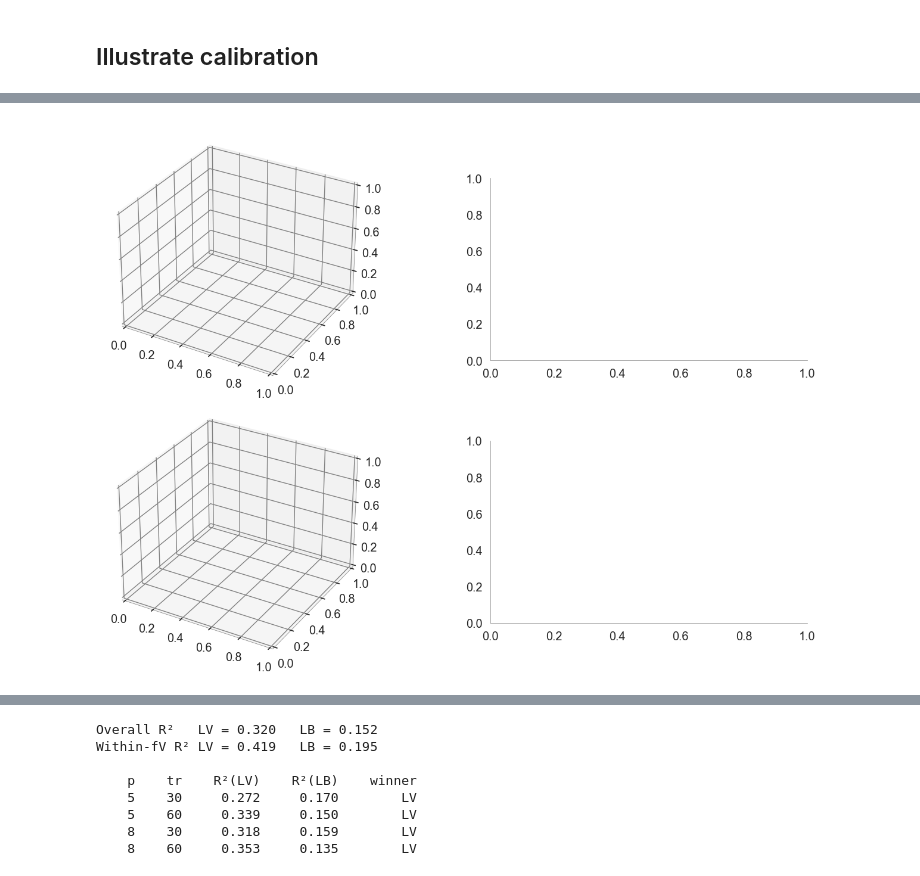
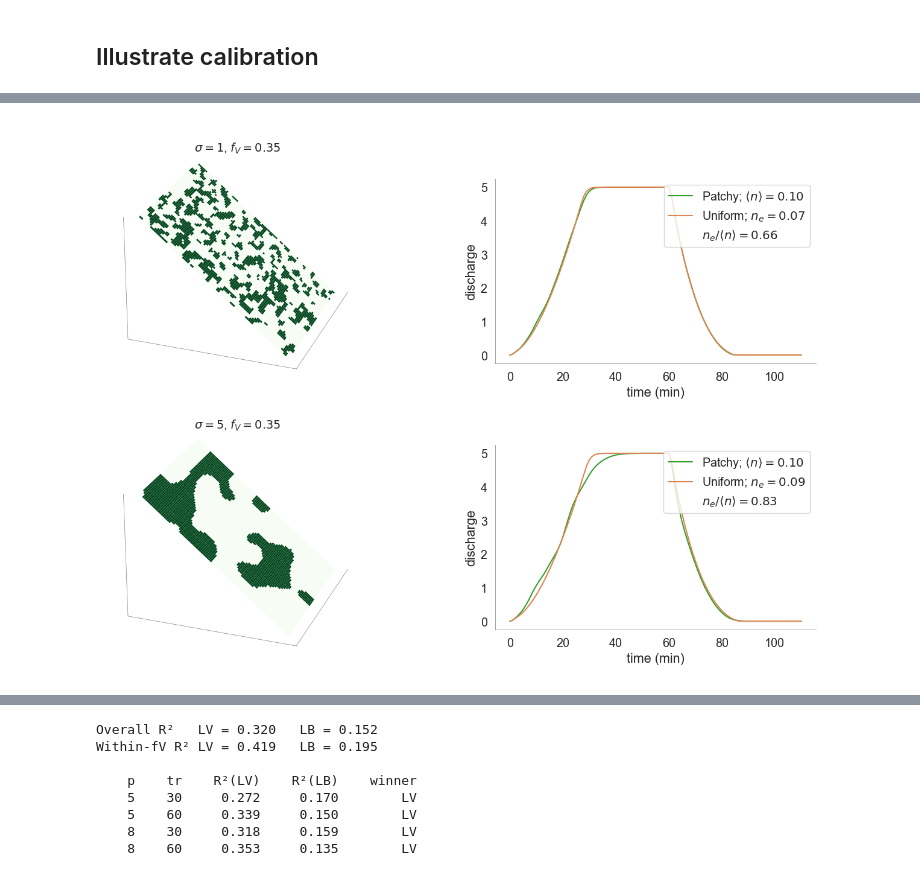
Before and after one commit to octavia-crompton/roughness-scale, a Jupyter notebook: notebooks/2. roughness_scale-pattern.ipynb, the cells around one changed output, grey strips where cells are left out. Saved outputs shown, nothing was run; the diff lists cells and outputs as text; code cells hidden in the pictures.

```diff
--- a/notebooks/2. roughness_scale-pattern.ipynb
+++ b/notebooks/2. roughness_scale-pattern.ipynb
@@ -144,11 +144,11 @@ fig, ax = plt.subplots(1, figsize = (10,4))
 
 from matplotlib.lines import Line2D
 
-subset = summary.query("hydro_err < 0.05 and p == 8 and tr == 60 and l == 500 and fV > 0.45 and effect_ratio < 0.65 ")
+subset = summary.query("hydro_err < 0.05 and p == 8 and tr == 60  and fV > 0.45 and effect_ratio < 0.65 ")
 plot_hydrographs(subset, c= 'C0', ax =ax)
 print ((subset.fV.max()))
 
-subset = summary.query("hydro_err < 0.05 and p == 8 and tr == 60 and l == 500 and fV > 0.45 and  effect_ratio > 0.95 ")
+subset = summary.query("hydro_err < 0.05 and p == 8 and tr == 60 and fV > 0.45 and  effect_ratio > 0.95 ")
 plot_hydrographs(subset, c= 'C2', ax =ax)
 print ((subset.fV.max()))
 
@@ -157,7 +157,7 @@ ax.legend(handles=[
     Line2D([0], [0], color='C0', lw=2, label=r'$n_e/\langle n \rangle < 0.65$'),
     Line2D([0], [0], color='C2', lw=2, label=r'$n_e/\langle n \rangle > 0.95$'),
 ], fontsize=FS_LEG)
-ax.set_title(r"Hydrographs at $f_V > 0.45$, $p=8$ mm/hr, $t_r=60$ min", fontsize=FS_TITLE)
+ax.set_title(r"Hydrographs at $f_V > 0.45$, $p=8$ cm/hr, $t_r=60$ min", fontsize=FS_TITLE)
 ax.set_xlabel("Time (min)", fontsize=FS_LABEL)
-ax.set_ylabel("Discharge (mm/hr)", fontsize=FS_LABEL)
+ax.set_ylabel("Discharge (cm/hr)", fontsize=FS_LABEL)
 # %% [output]
@@ -280,6 +280,14 @@ ax3.tick_params(labelsize=FS_TICK)
 # %%
 from matplotlib.lines import Line2D as _Line2D
-query = 'hydro_err < 0.03   and p == 5 and  l == 500 and tr == 60'
+query = f'hydro_err < 0.05 and p == {_p} and tr == {_tr} and l == 500'
+
+def _pick(sub_query):
+    """Return first matching sim or None (with a fallback that drops `l == 500`)."""
+    _r = summary.query(query).query(sub_query)
+    if _r.empty:
+        # fall back: drop the l == 500 constraint
+        _r = summary.query(f'hydro_err < 0.05 and p == {_p} and tr == {_tr}').query(sub_query)
+    return None if _r.empty else _r.iloc[0]
 
 fig = plt.figure(figsize=(14, 9))
 # 3D panels: large bounding boxes on left; hydrograph panels: smaller on right
@@ -288,31 +296,39 @@ ax1 = fig.add_axes([0.58, 0.57, 0.38, 0.34])                    # top-right hydr
 ax2 = fig.add_axes([0.00, 0.00, 0.55, 0.50], projection='3d')   # bot-left 3D
 ax3 = fig.add_axes([0.58, 0.08, 0.38, 0.34])                    # bot-right hydro
 
-sim = summary.query(query).query("fV > 0.3 and sigma == 1 and aniso == 1").iloc[0]
-plot_surface(sim, 'veg',
-             title='',
-             color=cm.Greens, ax=ax0, ucut=1, dcut=0, alpha=1.0, plot_veg=False)
-ax0.text2D(0.5, 0.9, fr"$\sigma={int(sim.sigma)}$, $f_V={sim.veg.mean():.2f}$",
-           transform=ax0.transAxes, ha='center', fontsize=FS_TITLE)
-plot_q_compare(sim, ax1)
-_h, _l = ax1.get_legend_handles_labels()
-if _h:
-    _h.append(_Line2D([0], [0], color='none'))
-    _l.append(fr"$n_e/\langle n \rangle = {sim.effect_ratio:.2f}$")
-    ax1.legend(handles=_h, labels=_l)
-print(sim['<U>']**2, sim['<Up2>'], sim['<U>']**2/sim['<Up2>'])
+sim = _pick("fV > 0.3 and sigma == 1 and aniso == 1")
+if sim is None:
+    ax0.text2D(0.5, 0.5, "no matching sim\n(sigma==1, aniso==1, fV>0.3)",
+               transform=ax0.transAxes, ha='center', va='center', fontsize=12, color='grey')
+else:
+    plot_surface(sim, 'veg',
+                 title='',
+                 color=cm.Greens, ax=ax0, ucut=1, dcut=0, alpha=1.0, plot_veg=False)
+    ax0.text2D(0.5, 0.9, fr"$\sigma={int(sim.sigma)}$, $f_V={sim.veg.mean():.2f}$",
+               transform=ax0.transAxes, ha='center', fontsize=FS_TITLE)
+    plot_q_compare(sim, ax1)
+    _h, _l = ax1.get_legend_handles_labels()
+    if _h:
+        _h.append(_Line2D([0], [0], color='none'))
+        _l.append(fr"$n_e/\langle n \rangle = {sim.effect_ratio:.2f}$")
+        ax1.legend(handles=_h, labels=_l)
+    print(sim['<U>']**2, sim['<Up2>'], sim['<U>']**2/sim['<Up2>'])
 
-sim = summary.query(query).query("fV > 0.3 and sigma == 5 and aniso == 1").iloc[0]
-plot_surface(sim, 'veg',
-             title='',
-             color=cm.Greens, ax=ax2, ucut=1, dcut=0, alpha=1.0, plot_veg=False)
-ax2.text2D(0.5, 0.9, fr"$\sigma={int(sim.sigma)}$, $f_V={sim.veg.mean():.2f}$",
-           transform=ax2.transAxes, ha='center', fontsize=FS_TITLE)
-plot_q_compare(sim, ax3)
-_h, _l = ax3.get_legend_handles_labels()
-if _h:
-    _h.append(_Line2D([0], [0], color='none'))
-    _l.append(fr"$n_e/\langle n \rangle = {sim.effect_ratio:.2f}$")
-    ax3.legend(handles=_h, labels=_l)
-print(sim['<U>']**2, sim['<Up2>'], sim['<U>']**2/sim['<Up2>'])
+sim = _pick("fV > 0.3 and sigma == 5 and aniso == 1")
+if sim is None:
+    ax2.text2D(0.5, 0.5, "no matching sim\n(sigma==5, aniso==1, fV>0.3)",
+               transform=ax2.transAxes, ha='center', va='center', fontsize=12, color='grey')
+else:
+    plot_surface(sim, 'veg',
+                 title='',
+                 color=cm.Greens, ax=ax2, ucut=1, dcut=0, alpha=1.0, plot_veg=False)
+    ax2.text2D(0.5, 0.9, fr"$\sigma={int(sim.sigma)}$, $f_V={sim.veg.mean():.2f}$",
+               transform=ax2.transAxes, ha='center', fontsize=FS_TITLE)
+    plot_q_compare(sim, ax3)
+    _h, _l = ax3.get_legend_handles_labels()
+    if _h:
+        _h.append(_Line2D([0], [0], color='none'))
+        _l.append(fr"$n_e/\langle n \rangle = {sim.effect_ratio:.2f}$")
+        ax3.legend(handles=_h, labels=_l)
+    print(sim['<U>']**2, sim['<Up2>'], sim['<U>']**2/sim['<Up2>'])
 # %% [output]
@@ -320,4 +337,4 @@ IndexError: single positional indexer is out-of-bounds
-[figure, old version]
+[figure, new version]
 # %%
 _band_mask = summary['veg_type'].str.contains('band')
 summary.loc[_band_mask, 'aniso'] = 1
```
Also changed, not shown: parts of 14 cells of this notebook, 18 other files.
